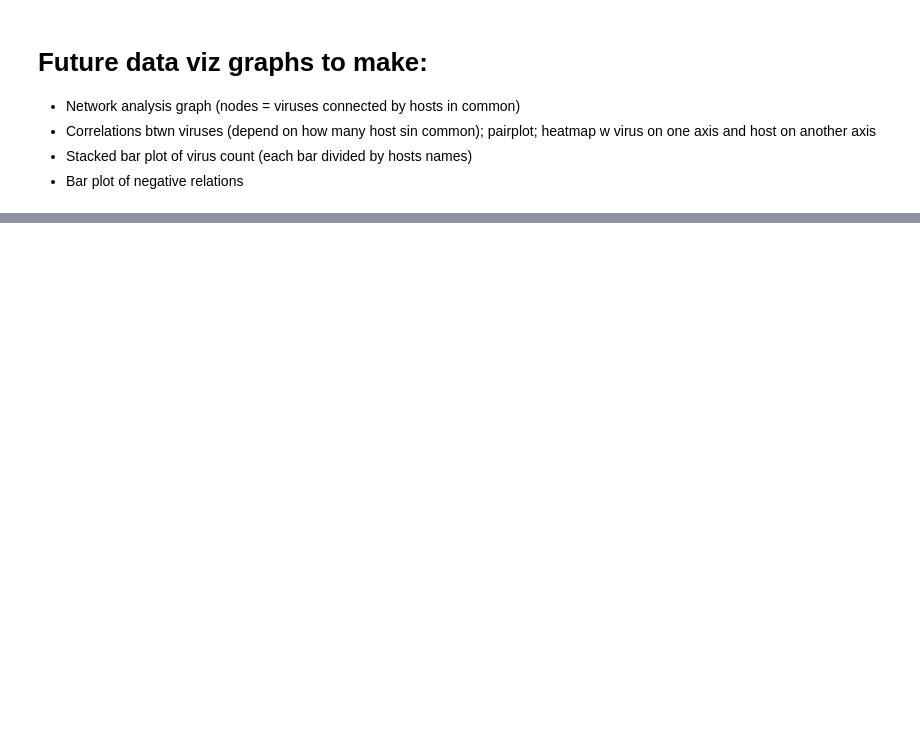
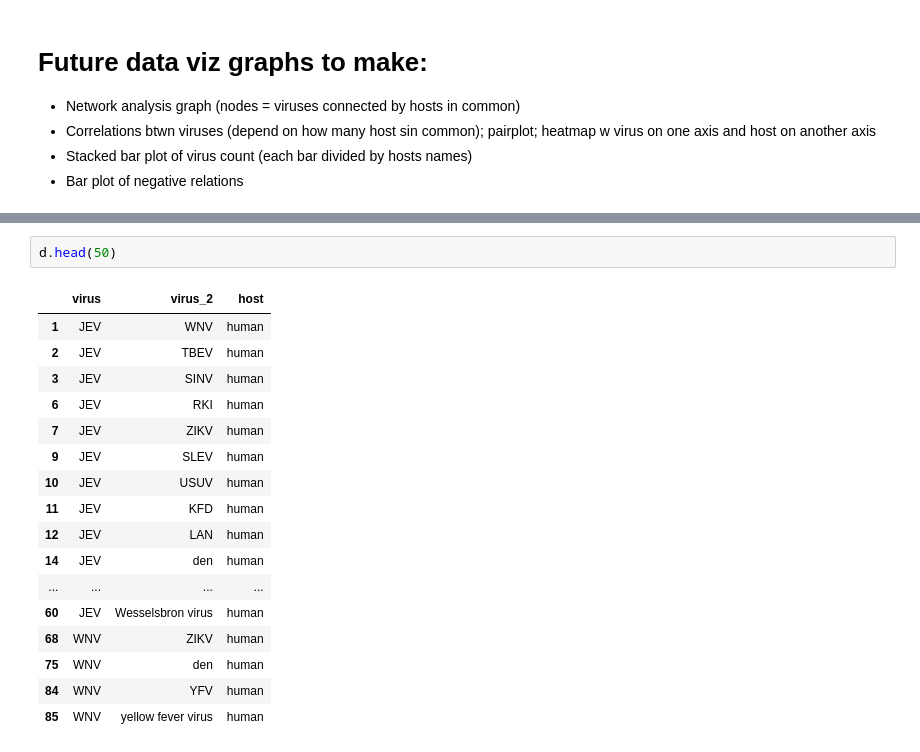
Before and after one commit to EricaXia/snorkel, a Jupyter notebook: results.ipynb, the cells around one changed output, grey strips where cells are left out. Cells and saved outputs as stored; diff of their text form; blank space fills up the shorter version.

```diff
--- a/results.ipynb
+++ b/results.ipynb
@@ -85,0 +115,20 @@ plt.show()
+# %%
+d.head(50)
+# %% [output]
+|  | virus | virus_2 | host |
+| 1 | JEV | WNV | human |
+| 2 | JEV | TBEV | human |
+| 3 | JEV | SINV | human |
+| 6 | JEV | RKI | human |
+| 7 | JEV | ZIKV | human |
+| 9 | JEV | SLEV | human |
+| 10 | JEV | USUV | human |
+| 11 | JEV | KFD | human |
+| 12 | JEV | LAN | human |
+| 14 | JEV | den | human |
+| ... | ... | ... | ... |
+| 60 | JEV | Wesselsbron virus | human |
+| 68 | WNV | ZIKV | human |
+| 75 | WNV | den | human |
+| 84 | WNV | YFV | human |
+| 85 | WNV | yellow fever virus | human |
```
Also changed, not shown: parts of 12 cells of this notebook, 4 other files.
